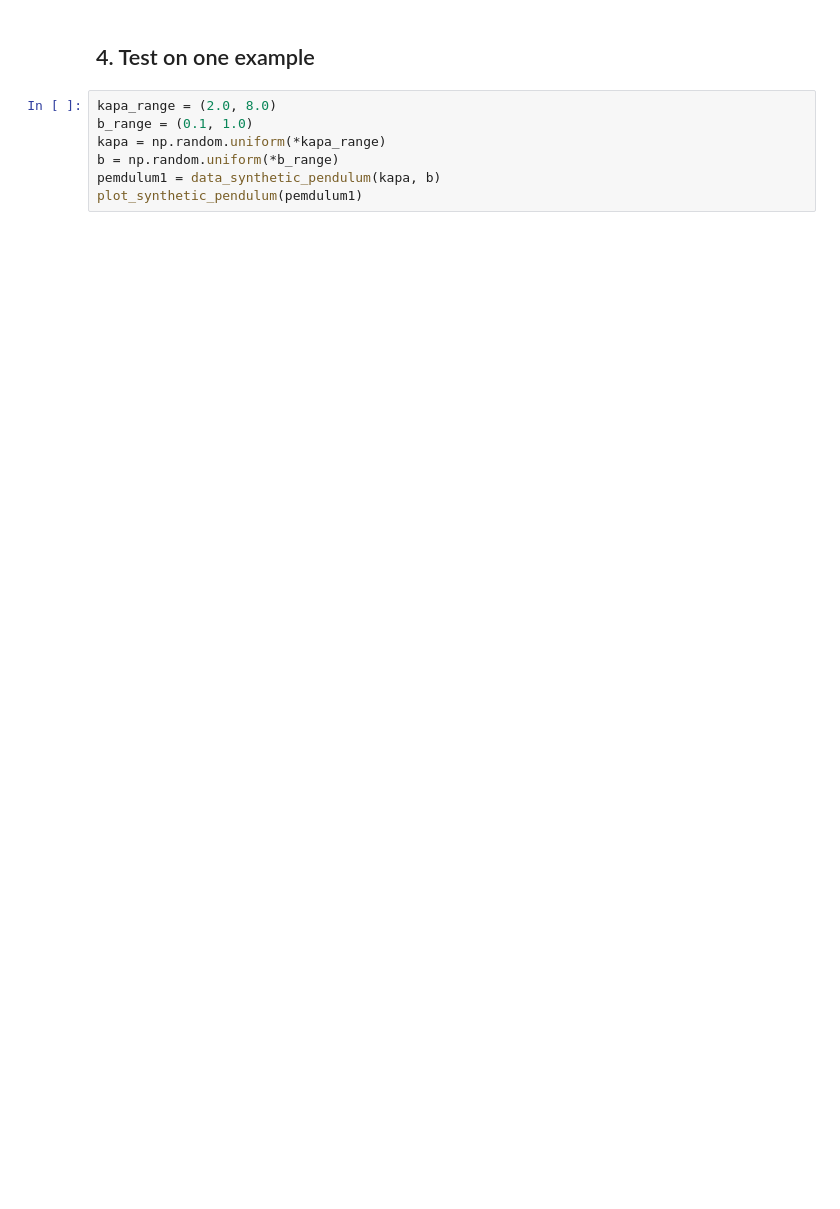
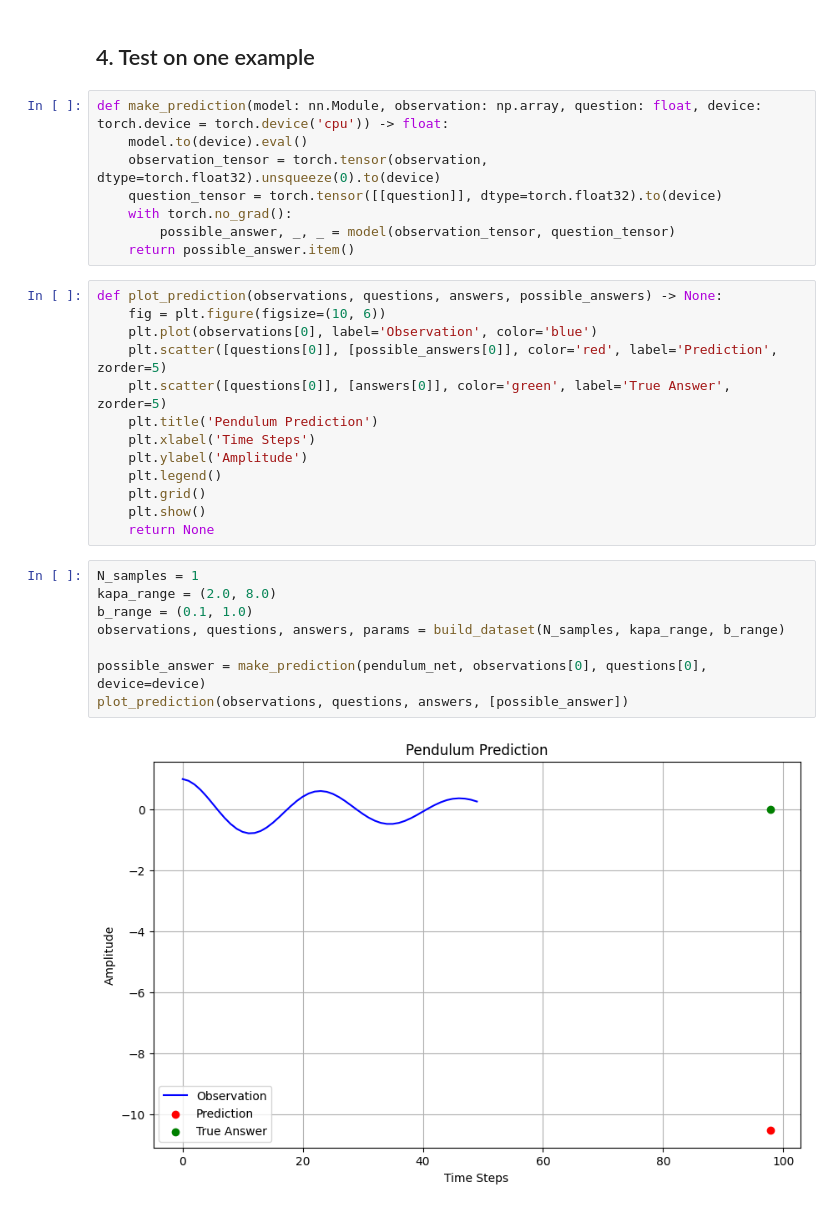
Before and after one commit to LouisBrusset/ITER-magnetics-diagnostic-analysis, a Jupyter notebook: notebooks/experiments/scinet_on_synthetic_pendulum.ipynb, the cells around one changed output. Drawn from its saved outputs; the diff is of its cells as text; blank space fills up the shorter version.

```diff
--- a/notebooks/experiments/scinet_on_synthetic_pendulum.ipynb
+++ b/notebooks/experiments/scinet_on_synthetic_pendulum.ipynb
@@ -411,9 +415,33 @@ def plot_history(history_train: list, history_valid: list) -> None:
 # %% [markdown]
 ## 4. Test on one example
+# %%
+def make_prediction(model: nn.Module, observation: np.array, question: float, device: torch.device = torch.device('cpu')) -> float:
+    model.to(device).eval()
+    observation_tensor = torch.tensor(observation, dtype=torch.float32).unsqueeze(0).to(device)
+    question_tensor = torch.tensor([[question]], dtype=torch.float32).to(device)
+    with torch.no_grad():
+        possible_answer, _, _ = model(observation_tensor, question_tensor)
+    return possible_answer.item()
+# %%
+def plot_prediction(observations, questions, answers, possible_answers) -> None:
+    fig = plt.figure(figsize=(10, 6))
+    plt.plot(observations[0], label='Observation', color='blue')
+    plt.scatter([questions[0]], [possible_answers[0]], color='red', label='Prediction', zorder=5)
+    plt.scatter([questions[0]], [answers[0]], color='green', label='True Answer', zorder=5)
+    plt.title('Pendulum Prediction')
+    plt.xlabel('Time Steps')
+    plt.ylabel('Amplitude')
+    plt.legend()
+    plt.grid()
+    plt.show()
+    return None
 # %%
+N_samples = 1
 kapa_range = (2.0, 8.0)
 b_range = (0.1, 1.0)
-kapa = np.random.uniform(*kapa_range)
-b = np.random.uniform(*b_range)
-pemdulum1 = data_synthetic_pendulum(kapa, b)
-plot_synthetic_pendulum(pemdulum1)
+observations, questions, answers, params = build_dataset(N_samples, kapa_range, b_range)
+
+possible_answer = make_prediction(pendulum_net, observations[0], questions[0], device=device)
+plot_prediction(observations, questions, answers, [possible_answer])
+# %% [output]
+[figure, added]
```
Also changed, not shown: parts of 10 cells of this notebook, 14 other files.
